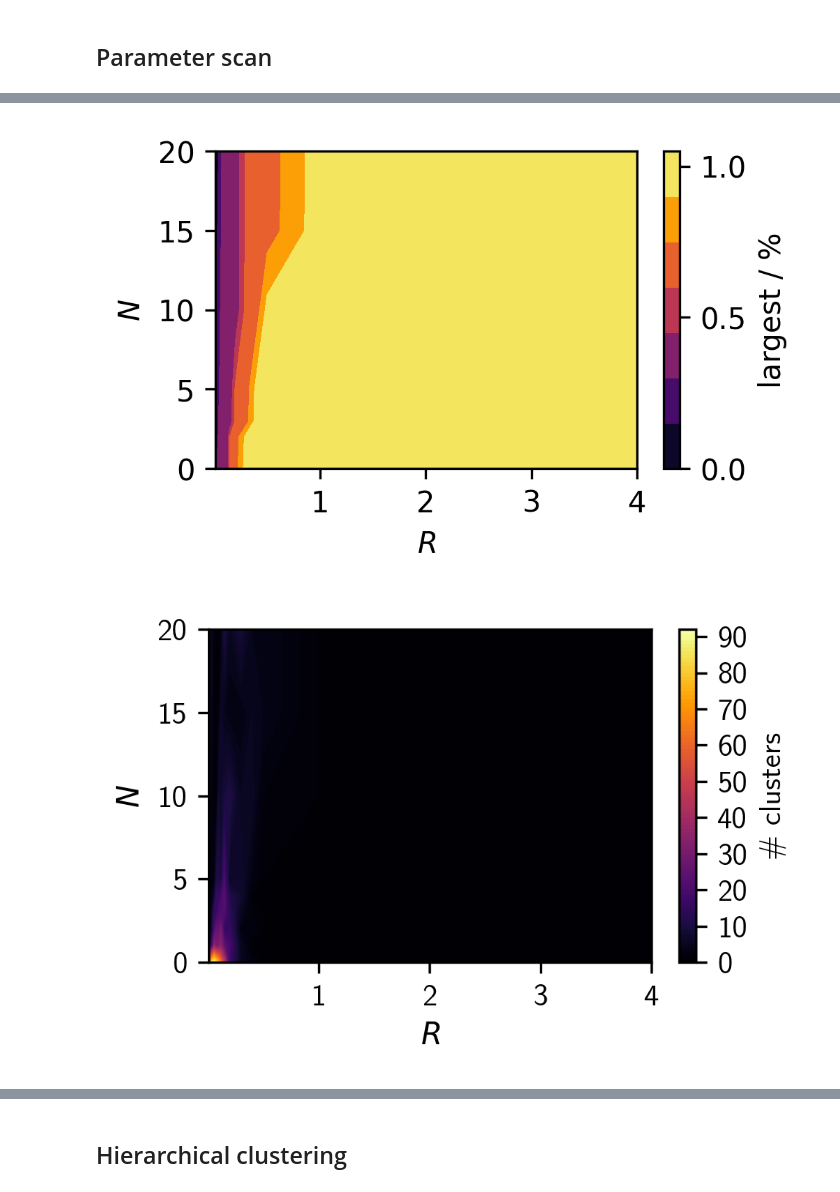
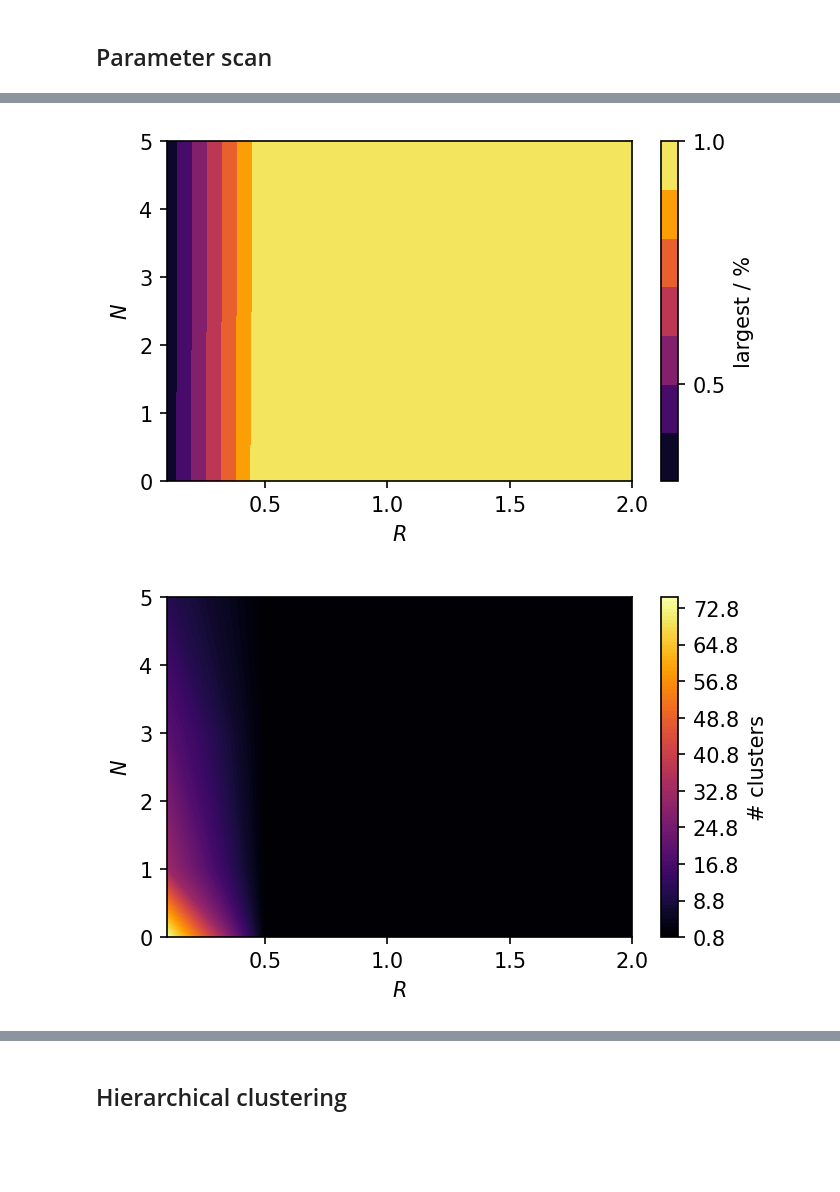
Before and after one commit to janjoswig/CommonNNClustering, a Jupyter notebook: tutorial/tutorial.ipynb, the cells around one changed output, grey strips where cells are left out. Cells and saved outputs as stored; diff of their text form; code cells hidden in the pictures; blank space fills up the shorter version.

```diff
--- a/tutorial/tutorial.ipynb
+++ b/tutorial/tutorial.ipynb
@@ -269,7 +261,7 @@ dblobs, _ = datasets.make_blobs(
 dblobs = StandardScaler().fit_transform(dblobs)
 # %%
 # Initialise clustering
-cobj = cnn.CNN(test=dblobs)
+cobj = cnn.CNN(points=dblobs)
 # %%
 # Get basic information about the cnn.CNN instance via cobj.__str__()
 print(cobj)
@@ -300,4 +289,6 @@ _ = cobj.evaluate()
 # %%
 # To make the clustering easier, reduce the number of points
 # (start, stop, stride)
-cobj.cut(points=(None, None, 100))
+robj = cobj.cut(points=(None, None, 100))
+# Equivalent to:
+#     >>> robj = cnn.CNN(points=cobj.data.points[slice(None, None, 100), :])
@@ -322,9 +330,9 @@ Train distance matrix not calculated. Calculating distance matrix.
 # %% [markdown]
 ## Parameter scan
 # %%
-# A scan of a few parameters shows that it is difficult to extract the three
-# clusters at once with one parameter set
-for r in [0.01, 0.03, 0.06, 0.08, 0.1, 0.12, 0.15, 0.2, 0.3, 0.4, 0.5, 1., 2., 3., 4.]:
-    for c in [0, 1, 2, 3, 4, 5, 10, 15, 20]:
-        cobj.fit(r, c)
+# A scan of a few parameters shows that it is difficult to extract the
+# three clusters at once with one parameter set
+for r in [0.1, 0.5, 1, 2,]:  # [0.01, 0.03, 0.06, 0.08, 0.1, 0.12, 0.15, 0.2, 0.3, 0.4, 0.5, 1., 2., 3., 4.]:
+    for c in [0, 1, 3, 5]:  # [0, 1, 2, 3, 4, 5, 10, 15, 20]:
+        robj.fit(r, c)
 # %% [output]
@@ -409,21 +420,21 @@ colorbar.set_label("noise / %")
 # Summarize the summary table as 2D contour plot
 # largest cluster
 fig, ax = plt.subplots()
-contour = cobj.summarize(ax=ax, quant="largest")[2][0]
+contour = robj.summary.summarize(ax=ax, quant="largest")[2][0]
 colorbar = fig.colorbar(mappable=contour, ax=ax, ticks=(0, 0.5, 1))
 colorbar.set_label("largest / %")
 # %% [output]
-[figure, old version]
+[figure, new version]
 # %%
 # Summarize the summary table as 2D contour plot
 # cluster number
 fig, ax = plt.subplots()
-contour = cobj.summarize(ax=ax, quant="n_clusters",
+contour = robj.summary.summarize(ax=ax, quant="clusters",
                          contour_props={"levels": 100})[2][0]
 colorbar = fig.colorbar(mappable=contour, ax=ax)
 colorbar.set_label("# clusters")
 # %% [output]
-[figure, old version]
+[figure, new version]
 # %%
 # Summarize the summary table as 2D contour plot
 # cluster number with adjusted coloring
```
Also changed, not shown: parts of 32 cells of this notebook, 4 other files.
